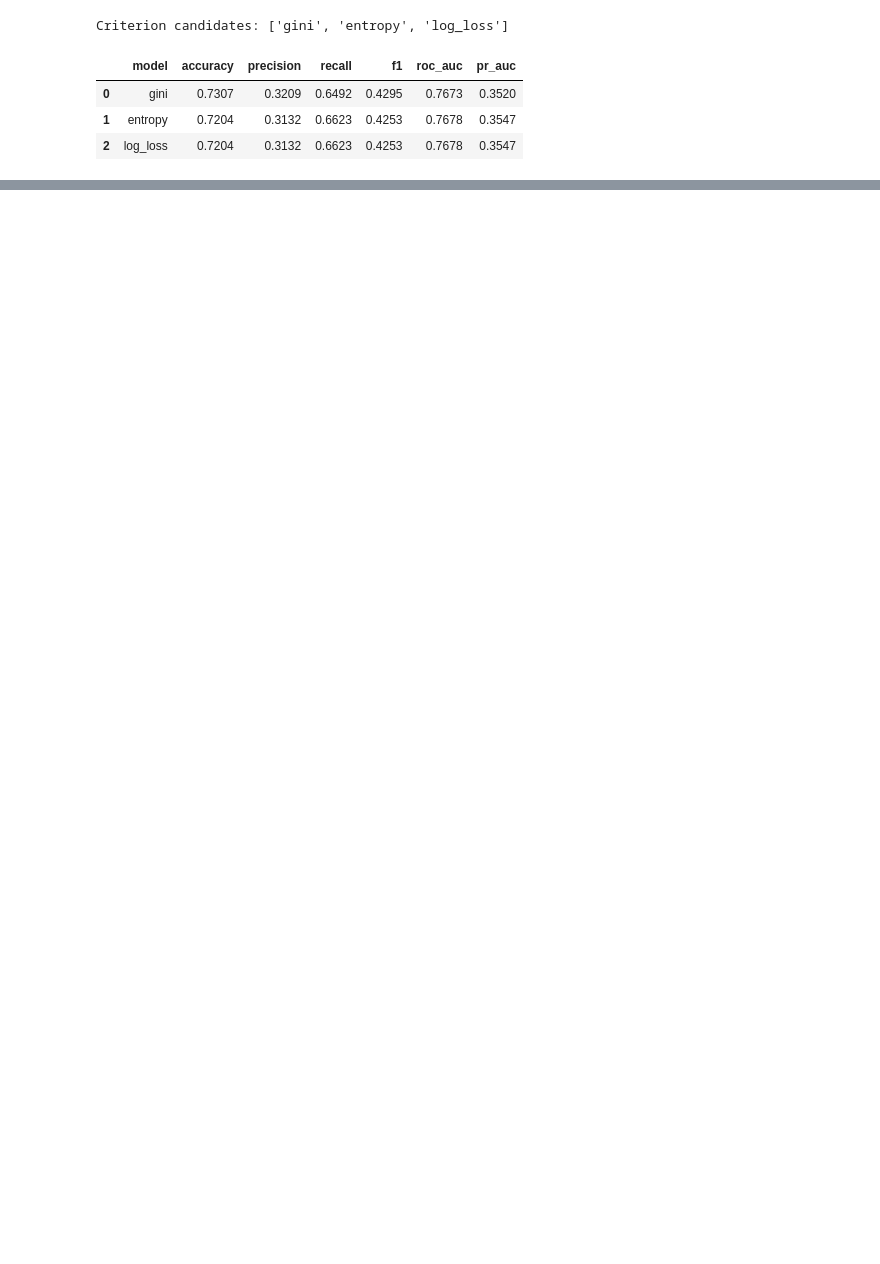
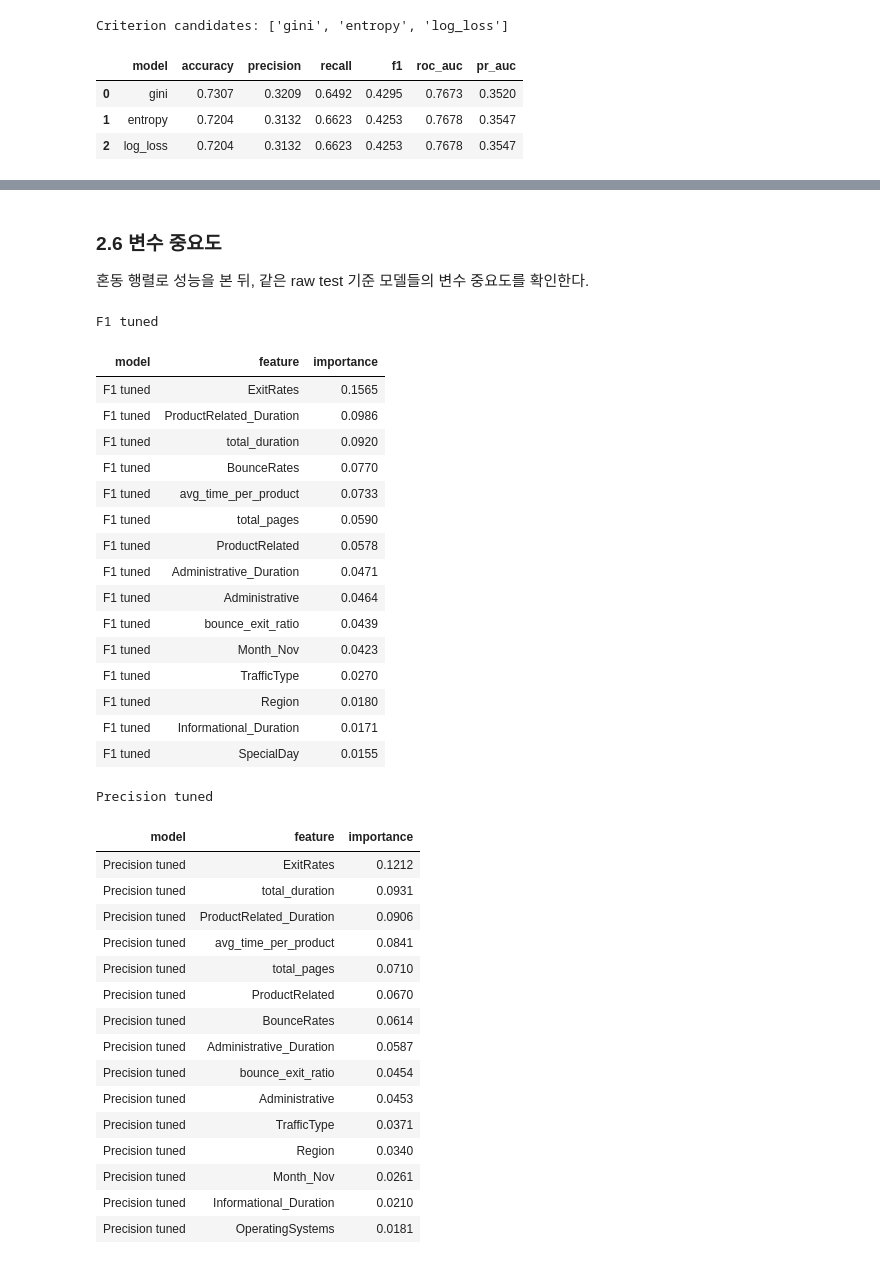
Before and after one commit to ShoppingInsight/shopper-prediction, a Jupyter notebook: models/random_forest/RandomForest.ipynb, the cells around one changed output, grey strips where cells are left out. Drawn from its saved outputs; the diff is of its cells as text; code cells hidden in the pictures; blank space fills up the shorter version.

```diff
--- a/models/random_forest/RandomForest.ipynb
+++ b/models/random_forest/RandomForest.ipynb
@@ -671,0 +671,79 @@ Precision tuned top 15 feature importance
+# %% [markdown]
+### 2.6 변수 중요도
+
+혼동 행렬로 성능을 본 뒤, 같은 raw test 기준 모델들의 변수 중요도를 확인한다.
+# %%
+def feature_importance_table(name, model, columns):
+    return (
+        pd.DataFrame({
+            'model': name,
+            'feature': columns,
+            'importance': model.feature_importances_,
+        })
+        .sort_values('importance', ascending=False)
+    )
+
+
+def display_importance_tables(outputs, columns):
+    tables = [
+        feature_importance_table(name, output['model'], columns)
+        for name, output in outputs.items()
+    ]
+    display_side_by_side({
+        table['model'].iloc[0]: table.head(15).round(4)
+        for table in tables
+    })
+    return tables
+
+
+def plot_importance_tables(importance_tables, figsize=(14, 6), color='#4c78a8'):
+    fig, axes = plt.subplots(1, len(importance_tables), figsize=figsize)
+    for ax, importance in zip(axes, importance_tables):
+        name = importance['model'].iloc[0]
+        plot_df = importance.head(15).sort_values('importance')
+        ax.barh(plot_df['feature'], plot_df['importance'], color=color)
+        ax.set_title(f'{name} Top 15 Importances')
+        ax.set_xlabel('Importance')
+    plt.tight_layout()
+    plt.show()
+
+
+importance_tables = display_importance_tables(model_outputs, X_train.columns)
+plot_importance_tables(importance_tables)
+
+feature_importance = importance_tables[0].drop(columns=['model'])
+# %% [output]
+F1 tuned
+| model | feature | importance |
+| F1 tuned | ExitRates | 0.1565 |
+| F1 tuned | ProductRelated_Duration | 0.0986 |
+| F1 tuned | total_duration | 0.0920 |
+| F1 tuned | BounceRates | 0.0770 |
+| F1 tuned | avg_time_per_product | 0.0733 |
+| F1 tuned | total_pages | 0.0590 |
+| F1 tuned | ProductRelated | 0.0578 |
+| F1 tuned | Administrative_Duration | 0.0471 |
+| F1 tuned | Administrative | 0.0464 |
+| F1 tuned | bounce_exit_ratio | 0.0439 |
+| F1 tuned | Month_Nov | 0.0423 |
+| F1 tuned | TrafficType | 0.0270 |
+| F1 tuned | Region | 0.0180 |
+| F1 tuned | Informational_Duration | 0.0171 |
+| F1 tuned | SpecialDay | 0.0155 |
+Precision tuned
+| model | feature | importance |
+| Precision tuned | ExitRates | 0.1212 |
+| Precision tuned | total_duration | 0.0931 |
+| Precision tuned | ProductRelated_Duration | 0.0906 |
+| Precision tuned | avg_time_per_product | 0.0841 |
+| Precision tuned | total_pages | 0.0710 |
+| Precision tuned | ProductRelated | 0.0670 |
+| Precision tuned | BounceRates | 0.0614 |
+| Precision tuned | Administrative_Duration | 0.0587 |
+| Precision tuned | bounce_exit_ratio | 0.0454 |
+| Precision tuned | Administrative | 0.0453 |
+| Precision tuned | TrafficType | 0.0371 |
+| Precision tuned | Region | 0.0340 |
+| Precision tuned | Month_Nov | 0.0261 |
+| Precision tuned | Informational_Duration | 0.0210 |
+| Precision tuned | OperatingSystems | 0.0181 |
```
Also changed, not shown: parts of 44 cells of this notebook.
